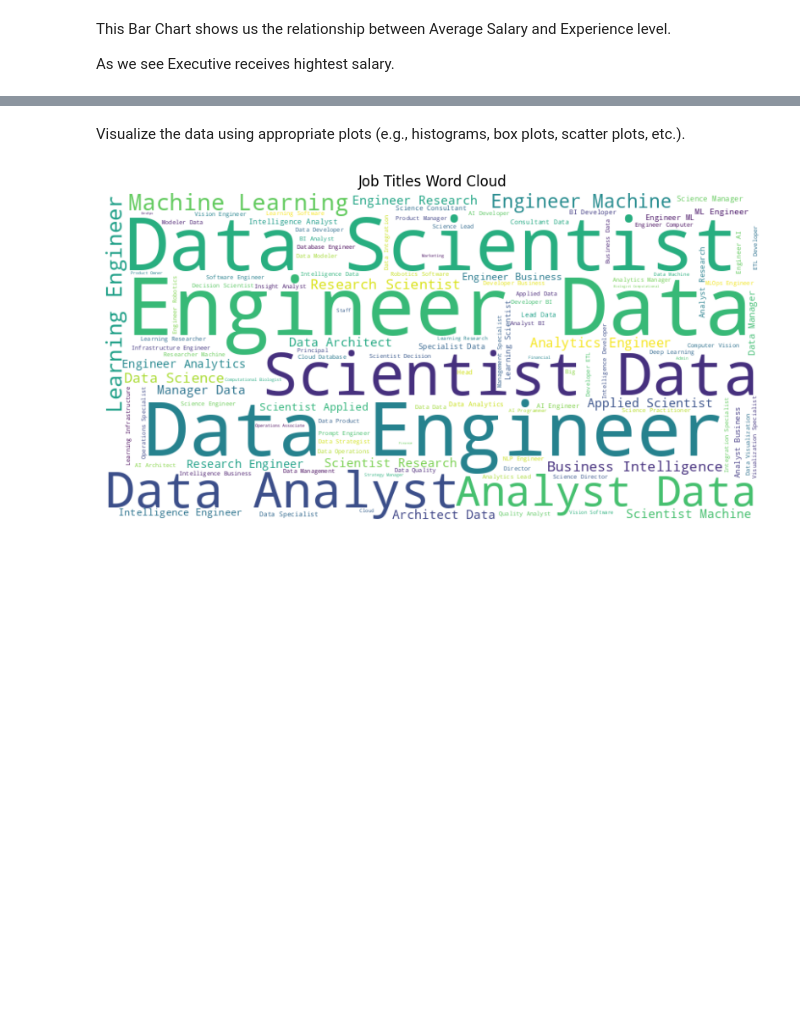
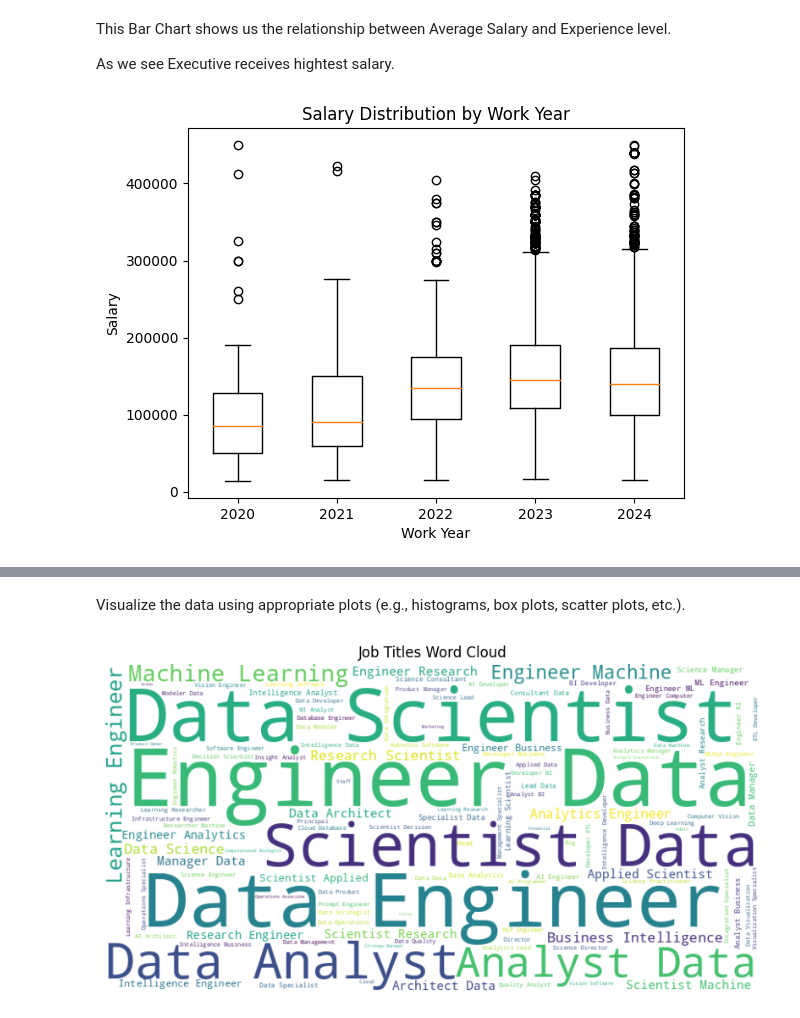
Before and after one commit to Adamixa/Data_field_job_analysis, a Jupyter notebook: notebook.ipynb, the cells around one changed output, grey strips where cells are left out. Drawn from its saved outputs; the diff is of its cells as text; code cells hidden in the pictures; blank space fills up the shorter version.

```diff
--- a/notebook.ipynb
+++ b/notebook.ipynb
@@ -356,3 +387,20 @@ plt.show()
 This Bar Chart shows us the relationship between Average Salary and Experience level.
 
 As we see Executive receives hightest salary.
+# %%
+
+grouped_data = df.groupby('work_year')['salary']
+
+fig, ax = plt.subplots()
+ax.boxplot([grouped_data.get_group(year) for year in grouped_data.groups.keys()])
+
+plt.title('Salary Distribution by Work Year')
+plt.xlabel('Work Year')
+plt.ylabel('Salary')
+
+
+ax.set_xticklabels(grouped_data.groups.keys())
+
+plt.show()
+# %% [output]
+[figure, added]
```
Also changed, not shown: parts of 29 cells of this notebook.
